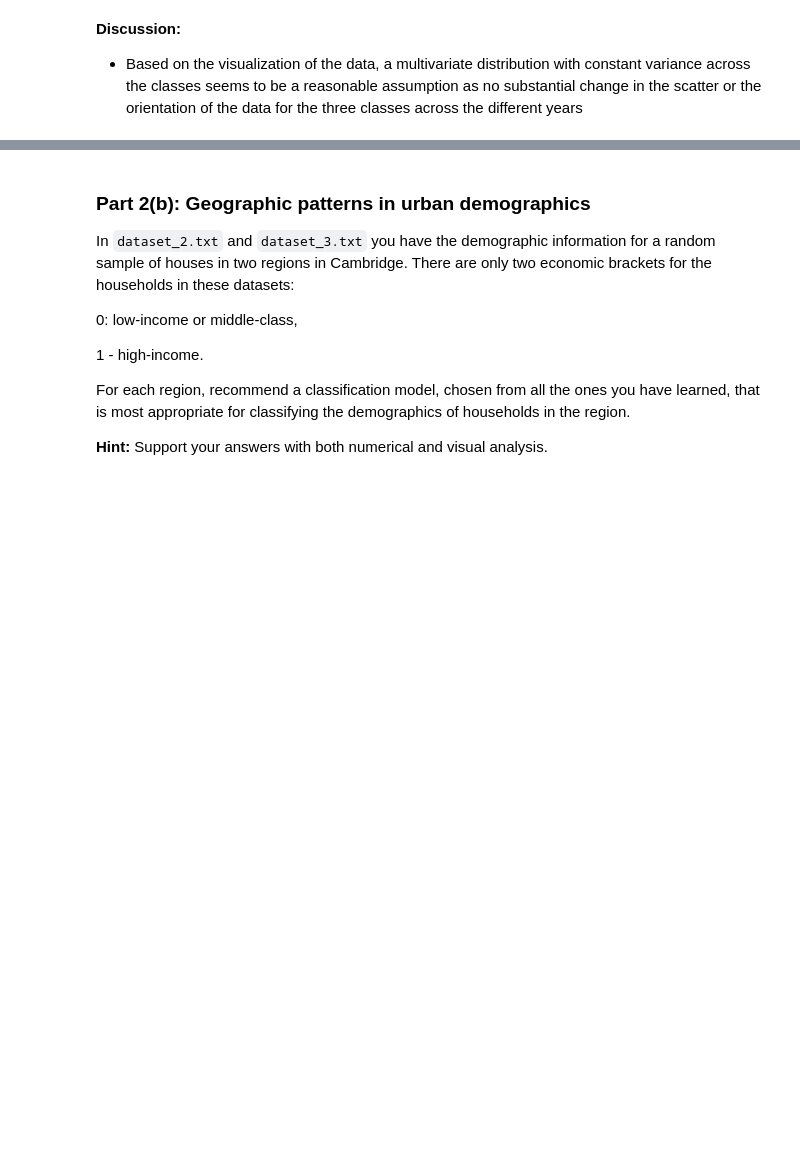
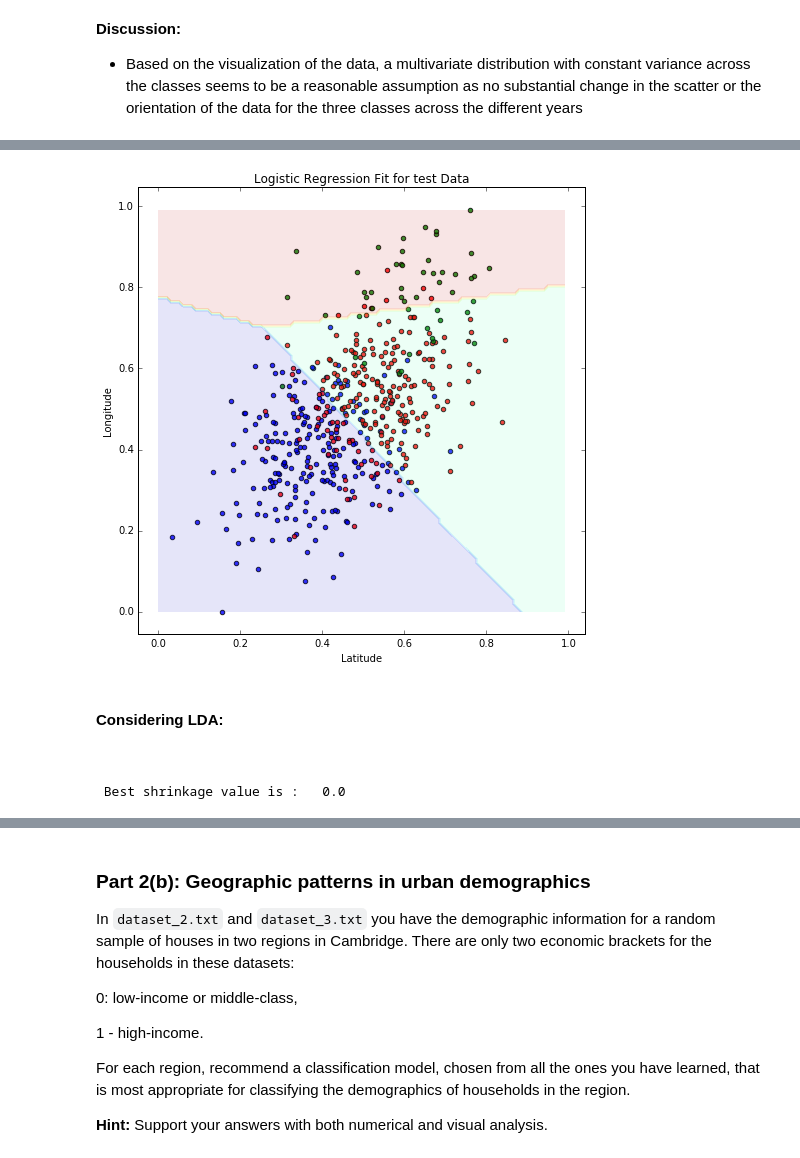
Before and after one commit to alokkshukla/cs109-2, a Jupyter notebook: HW6/Bassily_Hany_cse109a_HW6.ipynb, the cells around one changed output, grey strips where cells are left out. Saved outputs shown, nothing was run; the diff lists cells and outputs as text; code cells hidden in the pictures; blank space fills up the shorter version.

```diff
--- a/HW6/Bassily_Hany_cse109a_HW6.ipynb
+++ b/HW6/Bassily_Hany_cse109a_HW6.ipynb
@@ -1027,6 +1027,9 @@ split_ratio = 0.5
 
 # extract the data
 data_all = data_dic['data_raw_2000']
+
+# length of the data
+length_2000 = data_all.shape[0]
 
 ''' 1.  Extract Data for first Class  '''
 
@@ -1087,3 +1090,8 @@ train = train_raw[perm_train]
 # test data
 perm_test = np.random.permutation(test_raw.shape[0])
 test = test_raw[perm_test]
+
+# class sizes
+len2000_0 = data_0.shape[0]
+len2000_1 = data_1.shape[0]
+len2000_2 = data_2.shape[0]
@@ -1127,0 +1274,71 @@ for i , lmb in enumerate(lambda_range):
+# %%
+# Decission boundary:
+# -------------------
+
+fig = plt.figure(figsize = (8,8))
+ax = fig.add_subplot(111)
+plot_decision_boundary(x_test, y_test, model_2000_lr, False, 'Logistic Regression Fit for test Data', ax)
+plt.show()
+# %% [output]
+[figure, added]
+# %% [markdown]
+<br>
+
+**Considering LDA:**
+
+<br>
+# %%
+# K-folds Cross Validation
+# -----------------------
+
+# number of folds
+num_folds = 5.0
+
+# training data
+x_train = train[:,:-1]
+y_train = train[:,-1]
+
+# initiate folds
+kf = KFold(x_train.shape[0] , n_folds = num_folds)
+
+
+# Constrruct a C array
+shrink_array = np.linspace(0.0 , 1.0 , 10)
+
+# Intitate eror rate array
+er_cv = np.zeros(shrink_array.shape)
+
+# Fit for each weight row
+for i , s in enumerate(shrink_array):
+
+
+    # specify the priors
+    lda = LDA(solver = 'lsqr' , shrinkage = s)
+
+    # Running sum for averaging
+    test_sc = 0
+
+    # Execute for each fold
+    for ind_tr, ind_ts in kf:
+
+        # Forming the train and test sets
+        x_tr = x_train[ind_tr,:]
+        y_tr = y_train[ind_tr]
+        x_ts = x_train[ind_ts,:]
+        y_ts = y_train[ind_ts]
+
+        # Fit the model for the training sub-set
+        lda.fit(x_tr, y_tr)
+
+        # Calculate the test sub-set score and add it to the sum
+        test_sc += lda.score(x_ts, y_ts)
+
+    # Add the average to the R^2 array
+    er_cv[i] = test_sc / num_folds
+
+# Output
+best_shrinkage = shrink_array[np.argmax(er_cv)]
+print '\n Best shrinkage value is :  ' , best_shrinkage
+print '\n'
+# %% [output]
+ Best shrinkage value is :   0.0
```
Also changed, not shown: parts of 27 cells of this notebook.
